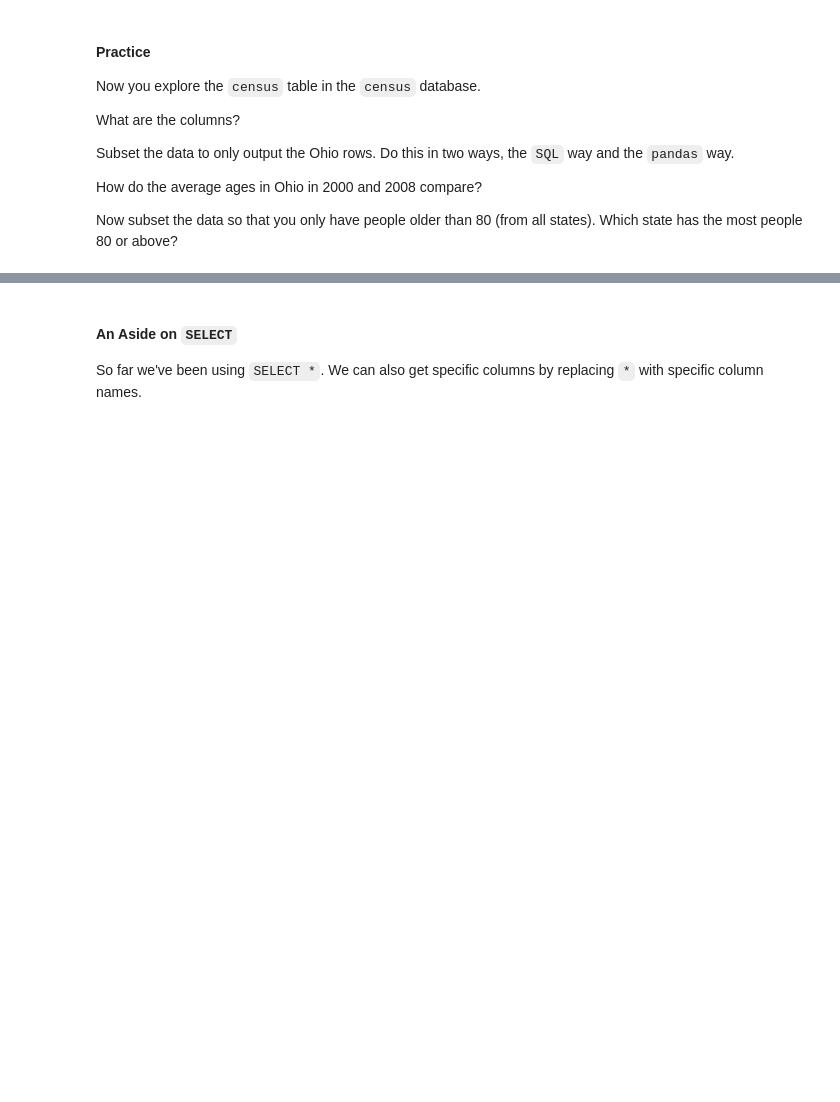
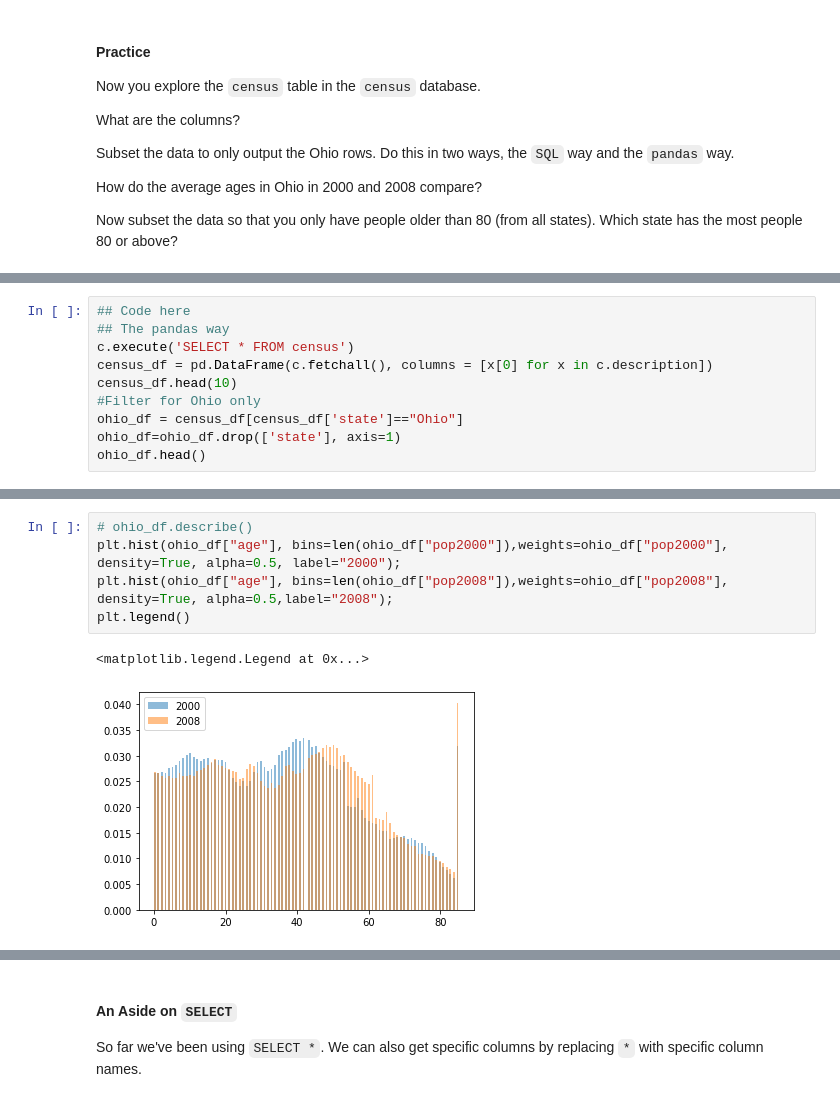
Before and after one commit to toej93/Code2020Materials, a Jupyter notebook: Lectures/DataGathering/Notebook 4 - Python and Interacting With Databases.ipynb, the cells around one changed output, grey strips where cells are left out. Cells and saved outputs as stored; diff of their text form; blank space fills up the shorter version.

```diff
--- a/Lectures/DataGathering/Notebook 4 - Python and Interacting With Databases.ipynb
+++ b/Lectures/DataGathering/Notebook 4 - Python and Interacting With Databases.ipynb
@@ -342,0 +415,10 @@ Now subset the data so that you only have people older than 80 (from all states)
+# %%
+## Code here
+## The pandas way
+c.execute('SELECT * FROM census')
+census_df = pd.DataFrame(c.fetchall(), columns = [x[0] for x in c.description])
+census_df.head(10)
+#Filter for Ohio only
+ohio_df = census_df[census_df['state']=="Ohio"]
+ohio_df=ohio_df.drop(['state'], axis=1)
+ohio_df.head()
@@ -342,0 +441,8 @@ Now subset the data so that you only have people older than 80 (from all states)
+# %%
+# ohio_df.describe()
+plt.hist(ohio_df["age"], bins=len(ohio_df["pop2000"]),weights=ohio_df["pop2000"], density=True, alpha=0.5, label="2000");
+plt.hist(ohio_df["age"], bins=len(ohio_df["pop2008"]),weights=ohio_df["pop2008"], density=True, alpha=0.5,label="2008");
+plt.legend()
+# %% [output]
+<matplotlib.legend.Legend at 0x...>
+[figure, added]
```
Also changed, not shown: parts of 26 cells of this notebook, 3 other files.
